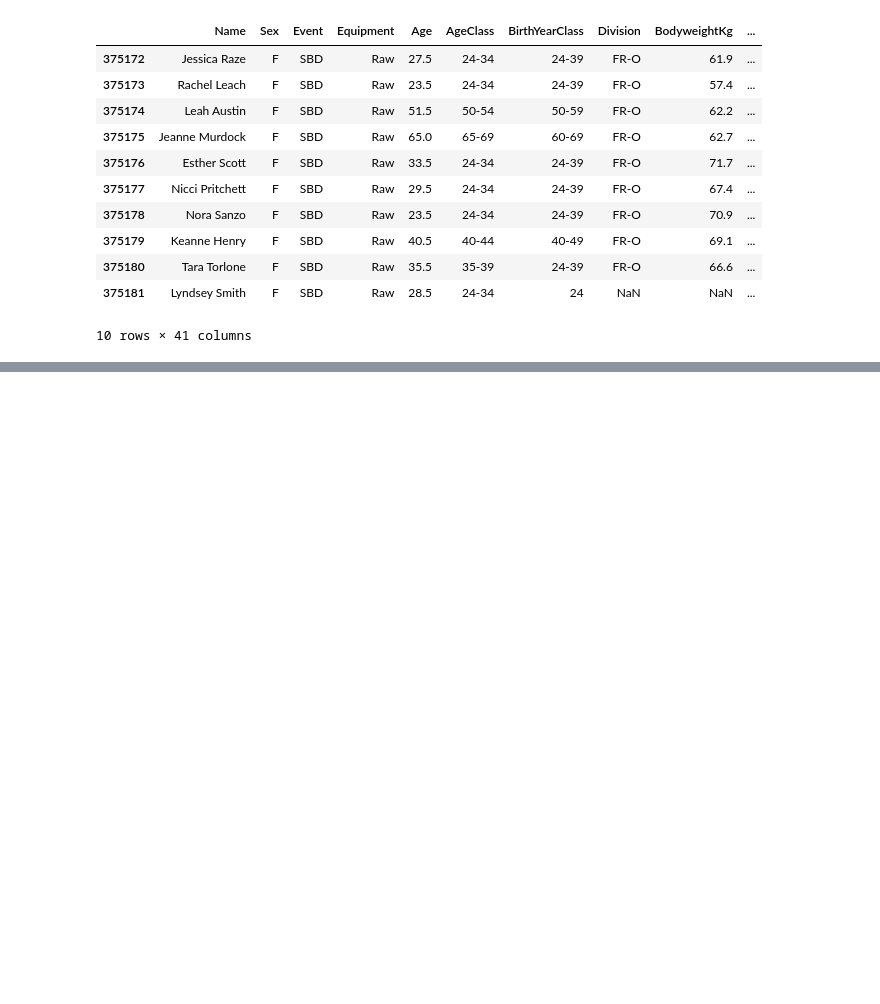
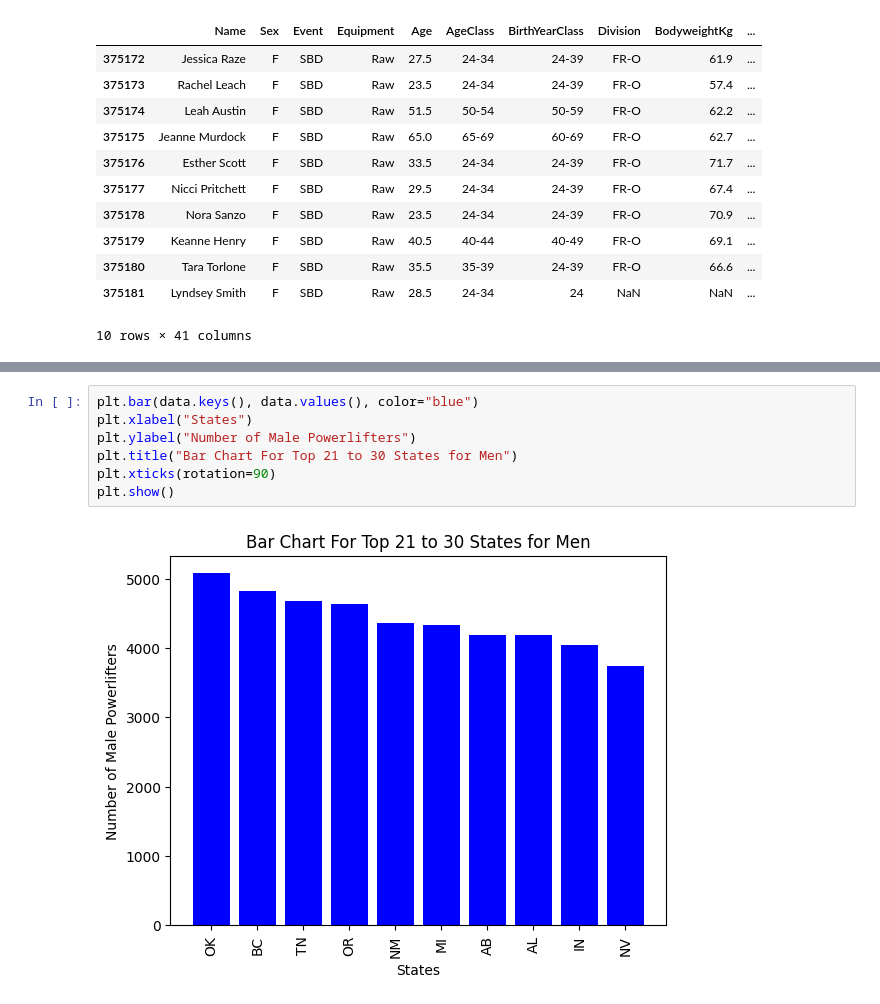
Before and after one commit to aswinudhesh/Data-Analytics, a Jupyter notebook: Mini_Project_Powerlifiting_.ipynb, the cells around one changed output, grey strips where cells are left out. Saved outputs shown, nothing was run; the diff lists cells and outputs as text; blank space fills up the shorter version.

```diff
--- a/Mini_Project_Powerlifiting_.ipynb
+++ b/Mini_Project_Powerlifiting_.ipynb
@@ -105,0 +130,9 @@ Top 10 states for Women
+# %%
+plt.bar(data.keys(), data.values(), color="blue")
+plt.xlabel("States")
+plt.ylabel("Number of Male Powerlifters")
+plt.title("Bar Chart For Top 21 to 30 States for Men")
+plt.xticks(rotation=90)
+plt.show()
+# %% [output]
+[figure, added]
```
Also changed, not shown: parts of 11 cells of this notebook.
